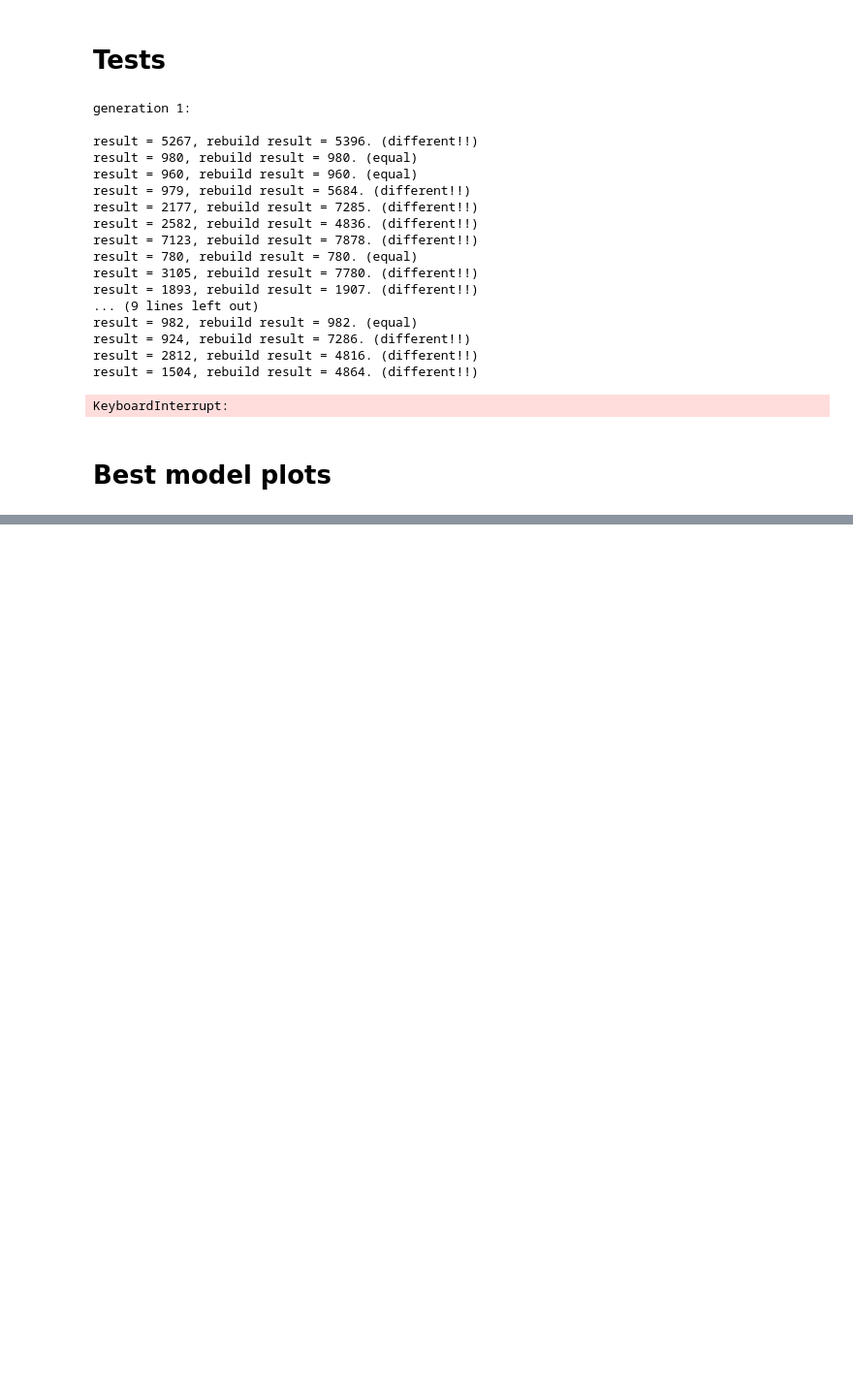
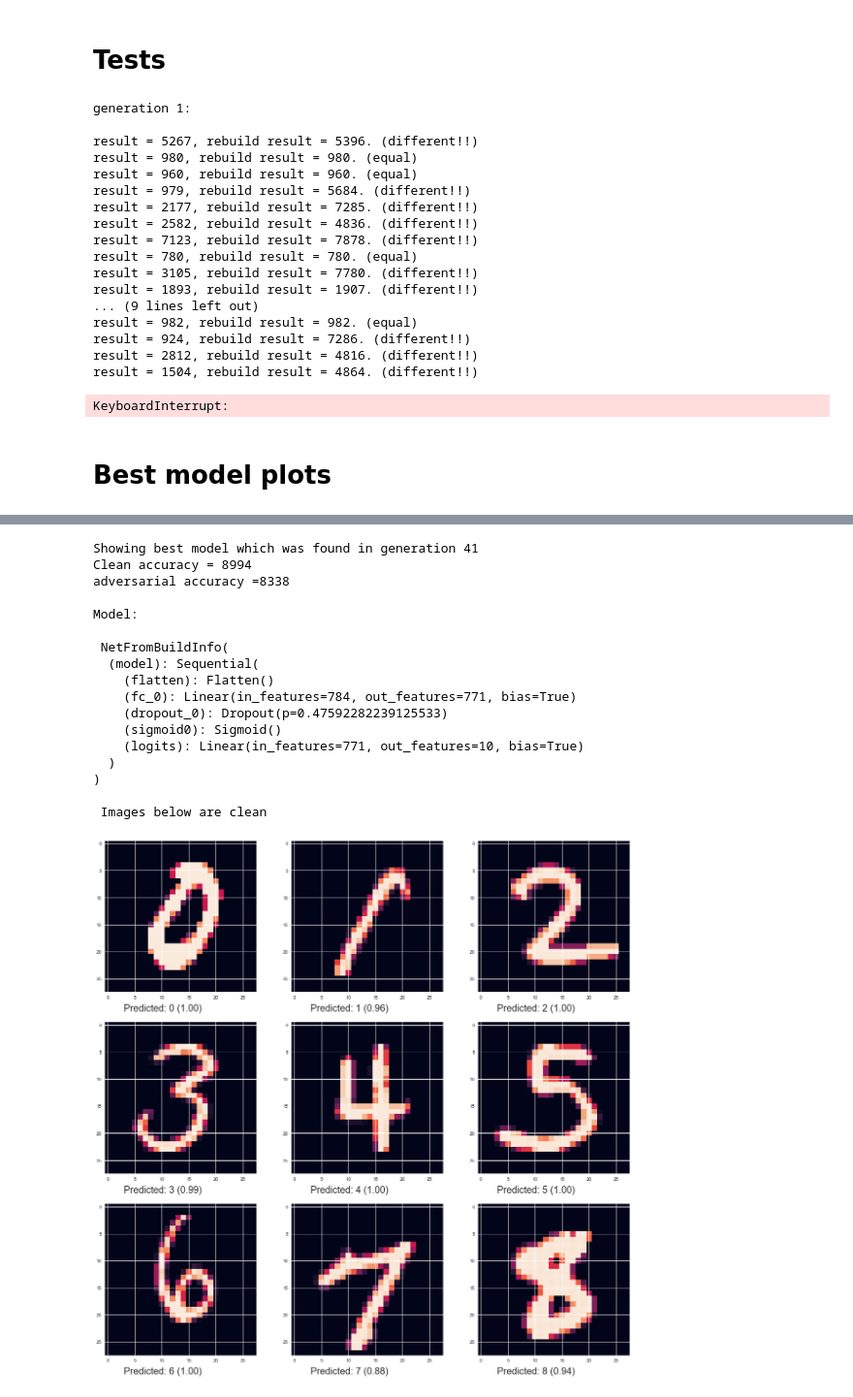
Before and after one commit to James-Brooke/Study, a Jupyter notebook: PyTorch/NeuroEvolution.ipynb, the cells around one changed output, grey strips where cells are left out. Shown at 97% size. Cells and saved outputs as stored; diff of their text form; code cells hidden in the pictures; blank space fills up the shorter version.

```diff
--- a/PyTorch/NeuroEvolution.ipynb
+++ b/PyTorch/NeuroEvolution.ipynb
@@ -811,0 +847,21 @@ for i in range(len(batch[1])):
+# %%
+multi_plot(testing2, test_loader, adversarial=False)
+# %% [output]
+Showing best model which was found in generation 41
+Clean accuracy = 8994
+adversarial accuracy =8338
+
+Model:
+
+ NetFromBuildInfo(
+  (model): Sequential(
+    (flatten): Flatten()
+    (fc_0): Linear(in_features=784, out_features=771, bias=True)
+    (dropout_0): Dropout(p=0.47592282239125533)
+    (sigmoid0): Sigmoid()
+    (logits): Linear(in_features=771, out_features=10, bias=True)
+  )
+)
+
+ Images below are clean
+[figure, added]
```
Also changed, not shown: parts of 7 cells of this notebook.
